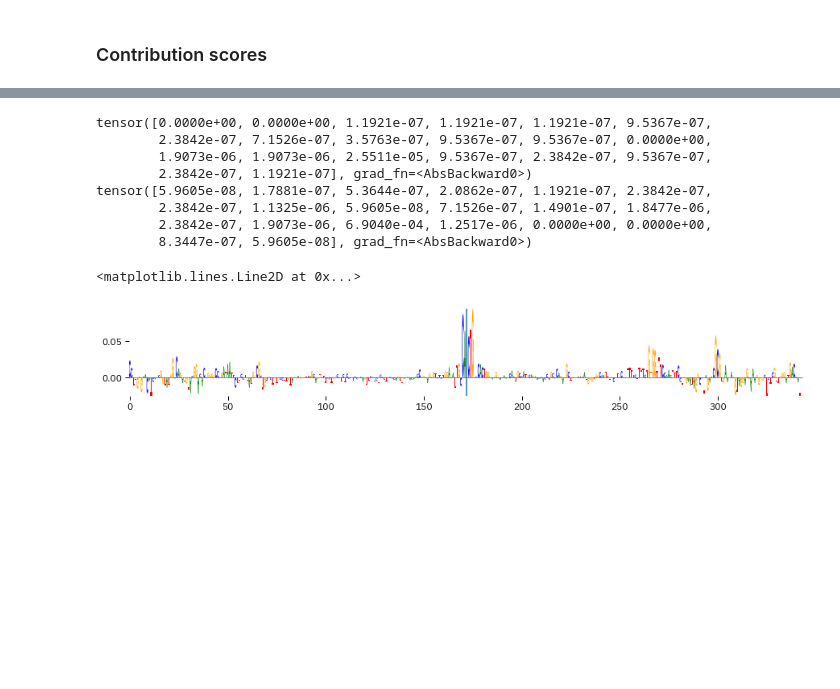
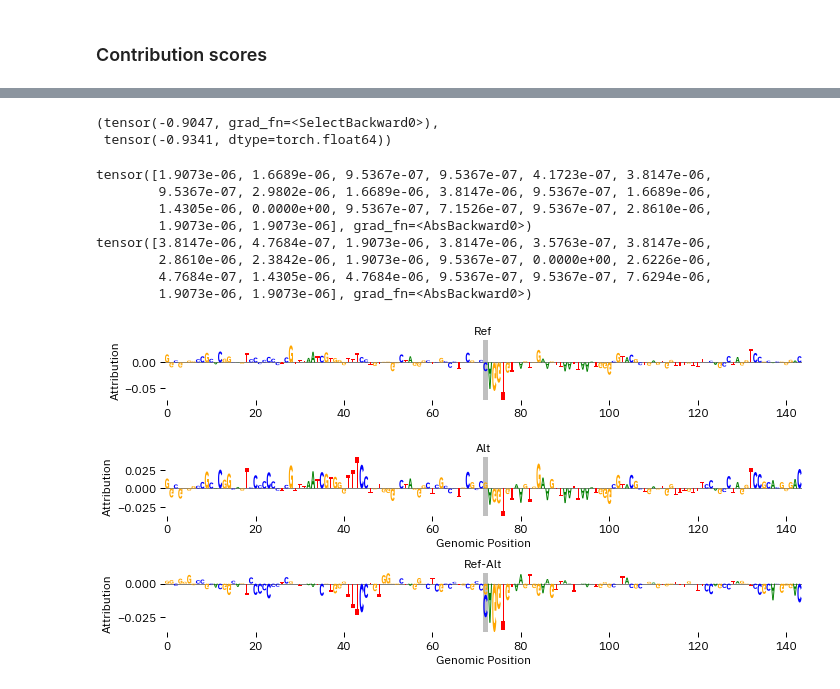
Before and after one commit to vierstralab/vinson, a Jupyter notebook: Variant_Effect_Model.ipynb, the cells around one changed output, grey strips where cells are left out. Cells and saved outputs as stored; diff of their text form; code cells hidden in the pictures; blank space fills up the shorter version.

Commit message:
Updated variant model training

```diff
--- a/Variant_Effect_Model.ipynb
+++ b/Variant_Effect_Model.ipynb
@@ -119,7 +119,7 @@ dataset = VariantEmbeddingDataset(
     examples_file,
     embeddings_file,
     fasta_file,
-    reverse_complement=True,
+    reverse_complement=False,
     jitter=0,
     noise=0,
 )
@@ -229,7 +229,7 @@ model.load_state_dict(model_dict, strict=False)
 ### Load in pre-trained variant model
 # %%
 pretrained_state_dict = torch.load(
-    "models/variant_v3_normedloss/checkpoints/last.ckpt",
+    "models/variant_v5_fromV5_genotypes/checkpoints/last.ckpt",
     map_location=torch.device("cpu"),
 )["state_dict"]
 
@@ -345,10 +341,13 @@ i, lfc[i]
 # %%
-i = 13
+i = 120
+y[i], lfc[i]
+# %% [output]
+(tensor(-0.9047, grad_fn=<SelectBackward0>),
+ tensor(-0.9341, dtype=torch.float64))
 # %%
 # This command shuffles the sequences but keeps the
 # variants constant
-references_ = interpret.dinucleotide_shuffle_variant(
-    X_seq_ref[i:i+1], X_seq_alt[i:i+1], n=20)
+references_ = dinucleotide_shuffle(X_seq_ref[i:i+1], n=20)
 
 attribs_ref = deep_lift_shap(
     inference_model,
@@ -356,7 +355,7 @@ attribs_ref = deep_lift_shap(
     args=(X_seq_alt[i:i+1], X_embed[i:i+1],),
     device="cpu",
     print_convergence_deltas=True,
-    references=references_[0]
+    references=references_
 )
 
 attribs_alt = deep_lift_shap(
@@ -365,24 +364,49 @@ attribs_alt = deep_lift_shap(
     args=(X_seq_ref[i:i+1], X_embed[i:i+1],),
     device="cpu",
     print_convergence_deltas=True,
-    references=references_[1]
+    references=references_
 )
 # %% [output]
-tensor([0.0000e+00, 0.0000e+00, 1.1921e-07, 1.1921e-07, 1.1921e-07, 9.5367e-07,
-        2.3842e-07, 7.1526e-07, 3.5763e-07, 9.5367e-07, 9.5367e-07, 0.0000e+00,
-        1.9073e-06, 1.9073e-06, 2.5511e-05, 9.5367e-07, 2.3842e-07, 9.5367e-07,
-        2.3842e-07, 1.1921e-07], grad_fn=<AbsBackward0>)
-tensor([5.9605e-08, 1.7881e-07, 5.3644e-07, 2.0862e-07, 1.1921e-07, 2.3842e-07,
-        2.3842e-07, 1.1325e-06, 5.9605e-08, 7.1526e-07, 1.4901e-07, 1.8477e-06,
-        2.3842e-07, 1.9073e-06, 6.9040e-04, 1.2517e-06, 0.0000e+00, 0.0000e+00,
-        8.3447e-07, 5.9605e-08], grad_fn=<AbsBackward0>)
+tensor([1.9073e-06, 1.6689e-06, 9.5367e-07, 9.5367e-07, 4.1723e-07, 3.8147e-06,
+        9.5367e-07, 2.9802e-06, 1.6689e-06, 3.8147e-06, 9.5367e-07, 1.6689e-06,
+        1.4305e-06, 0.0000e+00, 9.5367e-07, 7.1526e-07, 9.5367e-07, 2.8610e-06,
+        1.9073e-06, 1.9073e-06], grad_fn=<AbsBackward0>)
+tensor([3.8147e-06, 4.7684e-07, 1.9073e-06, 3.8147e-06, 3.5763e-07, 3.8147e-06,
+        2.8610e-06, 2.3842e-06, 1.9073e-06, 9.5367e-07, 0.0000e+00, 2.6226e-06,
+        4.7684e-07, 1.4305e-06, 4.7684e-06, 9.5367e-07, 9.5367e-07, 7.6294e-06,
+        1.9073e-06, 1.9073e-06], grad_fn=<AbsBackward0>)
 # %%
 from tangermeme.plot import plot_logo
 
-plot_logo(-(attribs_ref[0]-attribs_alt[0])[:,500:-500])
+left, right = 600, -600
 
-plt.gcf().set_size_inches(15, 2)
-plt.axvline(172)
+m = max(torch.max(attribs_ref[0, :, left:right]), torch.max(attribs_alt[0, :, left:right]))
+
+plt.figure(figsize=(10, 5))
+ax = plt.subplot(311)
+plot_logo(attribs_ref[0, :, left:right], ax=ax)
+plt.ylim(top=m)
+plt.ylabel("Attribution")
+plt.title("Ref")
+plt.axvspan(71.5, 72.5, zorder=-1, fc="grey", alpha=0.5)
+
+ax = plt.subplot(312)
+plot_logo(attribs_alt[0, :, left:right], ax=ax)
+plt.ylim(top=m)
+plt.xlabel("Genomic Position")
+plt.ylabel("Attribution")
+plt.title("Alt")
+plt.axvspan(71.5, 72.5, zorder=-1, fc="grey", alpha=0.5)
+
+ax = plt.subplot(313)
+plot_logo((attribs_ref-attribs_alt)[0, :, left:right], ax=ax)
+plt.xlabel("Genomic Position")
+plt.ylabel("Attribution")
+plt.title("Ref-Alt")
+
+plt.axvspan(71.5, 72.5, zorder=-1, fc="grey", alpha=0.5)
+
+plt.tight_layout()
+plt.show()
 # %% [output]
-<matplotlib.lines.Line2D at 0x...>
-[figure, old version]
+[figure, new version]
```
Also changed, not shown: parts of 5 cells of this notebook, 11 other files.
